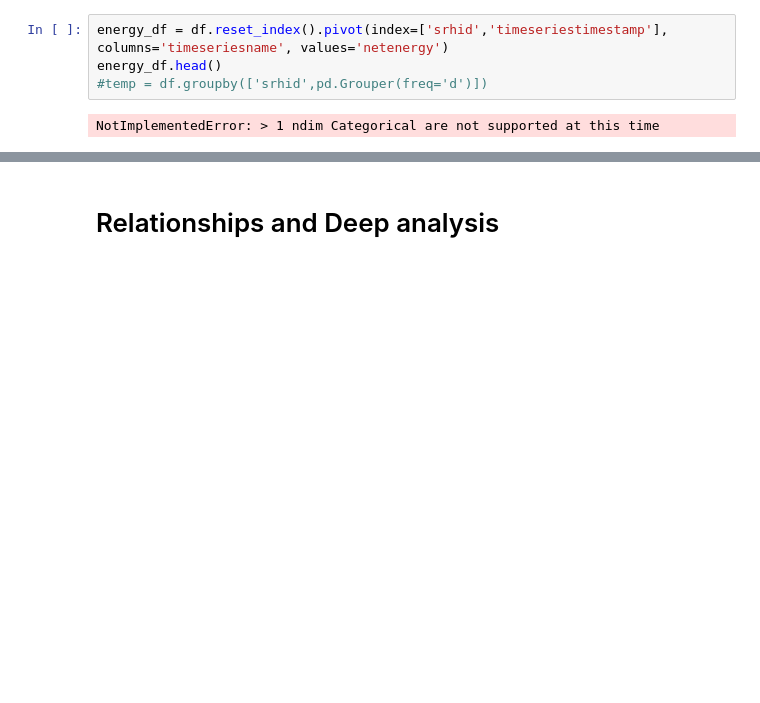
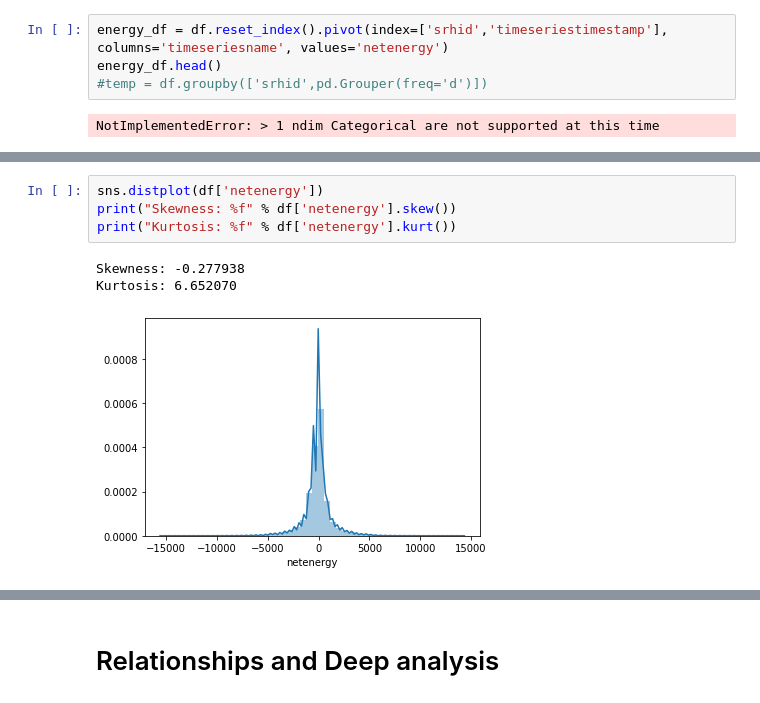
Before and after one commit to DennyLehman/battery_data_exploration, a Jupyter notebook: Battery Data Exploration.ipynb, the cells around one changed output, grey strips where cells are left out. Cells and saved outputs as stored; diff of their text form; blank space fills up the shorter version.

```diff
--- a/Battery Data Exploration.ipynb
+++ b/Battery Data Exploration.ipynb
@@ -570,0 +568,8 @@ In this section we will look at the relationships between battery actions, perfo
+# %%
+sns.distplot(df['netenergy'])
+print("Skewness: %f" % df['netenergy'].skew())
+print("Kurtosis: %f" % df['netenergy'].kurt())
+# %% [output]
+Skewness: -0.277938
+Kurtosis: 6.652070
+[figure, added]
```
Also changed, not shown: parts of 13 cells of this notebook.
